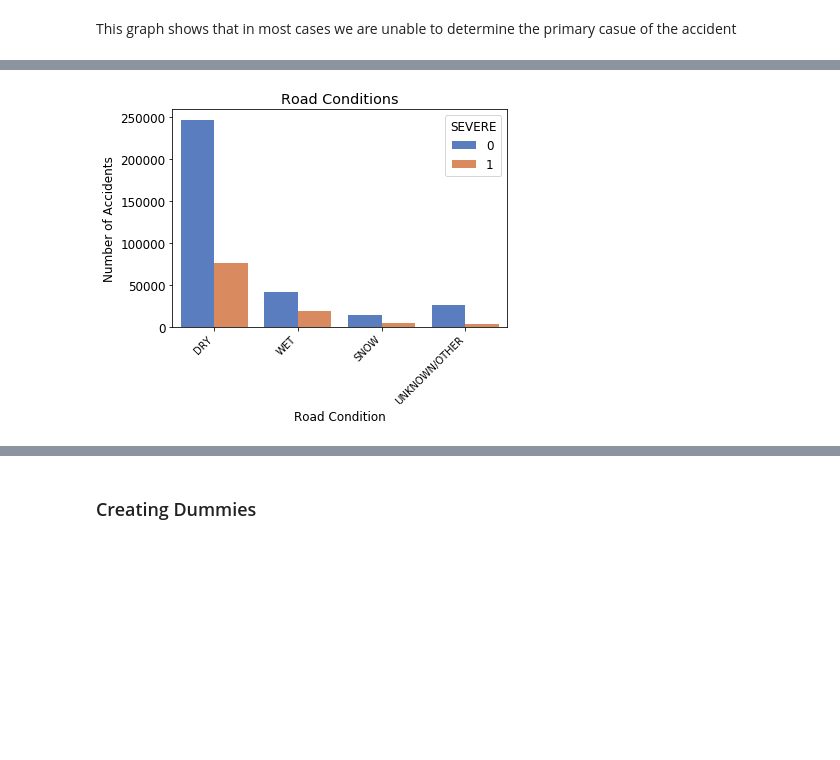
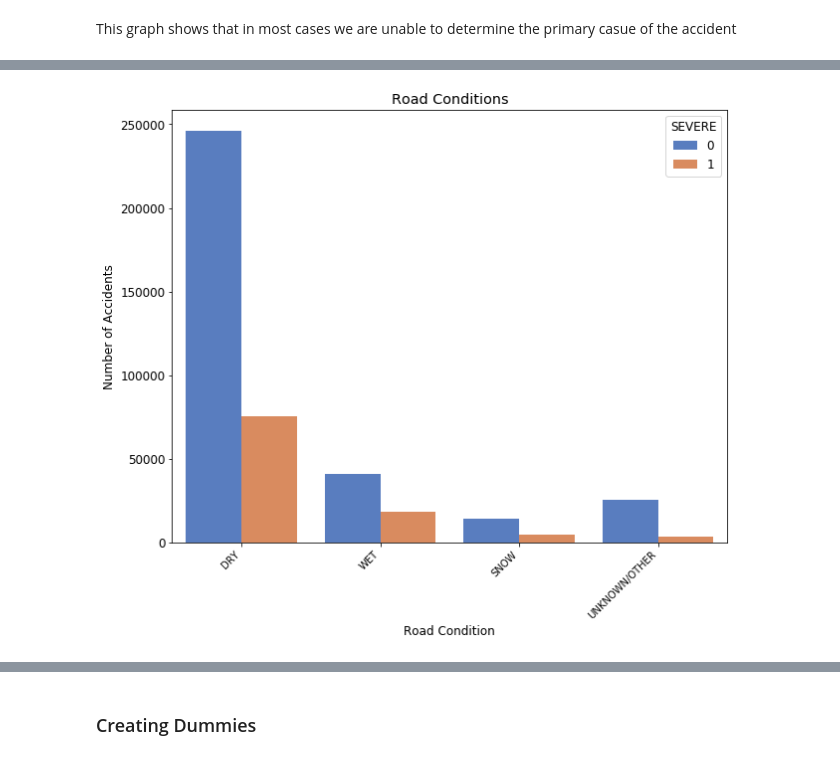
Before and after one commit to jagan-singh/Car_Accident_Injury_Prediction, a Jupyter notebook: data_preprocessing.ipynb, the cells around one changed output, grey strips where cells are left out. Saved outputs shown, nothing was run; the diff lists cells and outputs as text; code cells hidden in the pictures; blank space fills up the shorter version.

```diff
--- a/data_preprocessing.ipynb
+++ b/data_preprocessing.ipynb
@@ -290,9 +291,10 @@ WET                   12.571064  18.037376
 # %%
+plt.figure(figsize=(10,8))
 g=sns.countplot(x="ROADWAY_SURFACE_COND", data=df,hue="SEVERE", palette="muted")
 plt.title('Road Conditions')
 plt.xlabel('Road Condition')
 plt.ylabel('Number of Accidents')
 g.set_xticklabels(g.get_xticklabels(), rotation=45, horizontalalignment='right', fontsize=10);
 # %% [output]
-[figure, old version]
+[figure, new version]
 # %%
```
Also changed, not shown: parts of 16 cells of this notebook, 1 other file.
